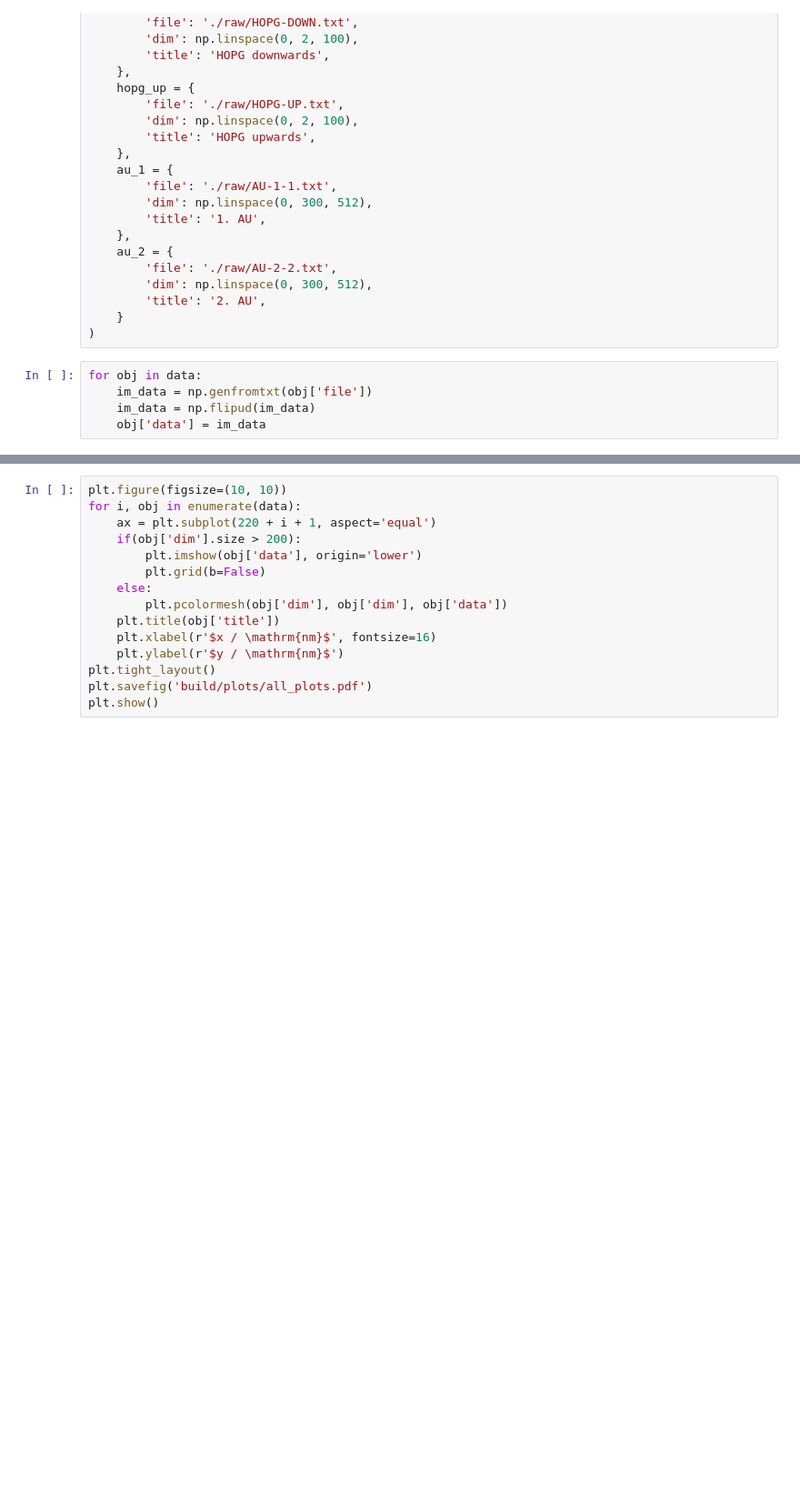
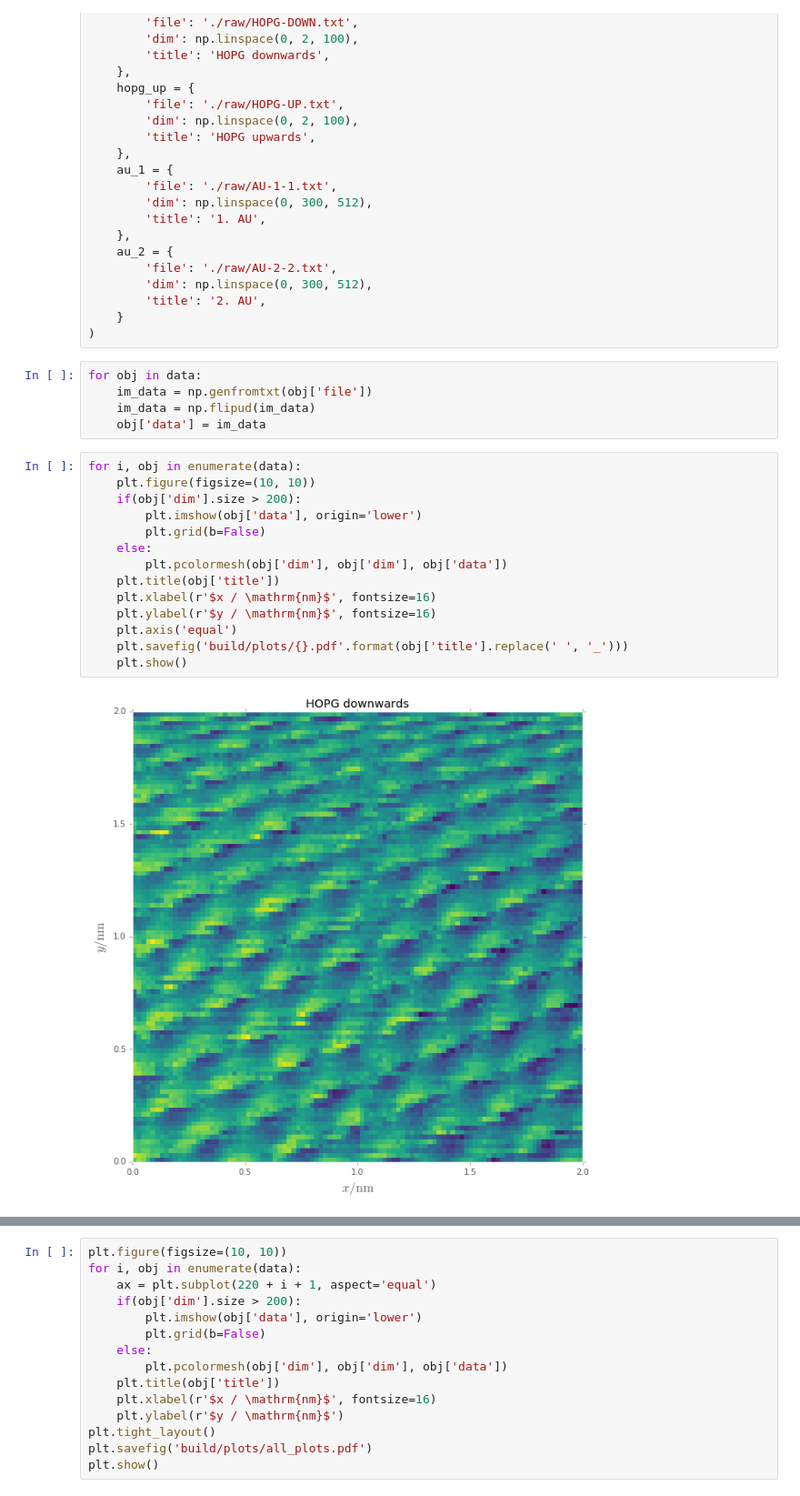
Before and after one commit to bixel/FP14, a Jupyter notebook: STM_Rastertunnelmikroskopie/analysis.ipynb, the cells around one changed output, grey strips where cells are left out. Shown at 91% size. Cells and saved outputs as stored; diff of their text form; blank space fills up the shorter version.

```diff
--- a/STM_Rastertunnelmikroskopie/analysis.ipynb
+++ b/STM_Rastertunnelmikroskopie/analysis.ipynb
@@ -43,3 +42,19 @@ for obj in data:
     im_data = np.genfromtxt(obj['file'])
     im_data = np.flipud(im_data)
     obj['data'] = im_data
+# %%
+for i, obj in enumerate(data):
+    plt.figure(figsize=(10, 10))
+    if(obj['dim'].size > 200):
+        plt.imshow(obj['data'], origin='lower')
+        plt.grid(b=False)
+    else:
+        plt.pcolormesh(obj['dim'], obj['dim'], obj['data'])
+    plt.title(obj['title'])
+    plt.xlabel(r'$x / \mathrm{nm}$', fontsize=16)
+    plt.ylabel(r'$y / \mathrm{nm}$', fontsize=16)
+    plt.axis('equal')
+    plt.savefig('build/plots/{}.pdf'.format(obj['title'].replace(' ', '_')))
+    plt.show()
+# %% [output]
+[figure, added]
```
Also changed, not shown: parts of 2 cells of this notebook, 3 other files.
